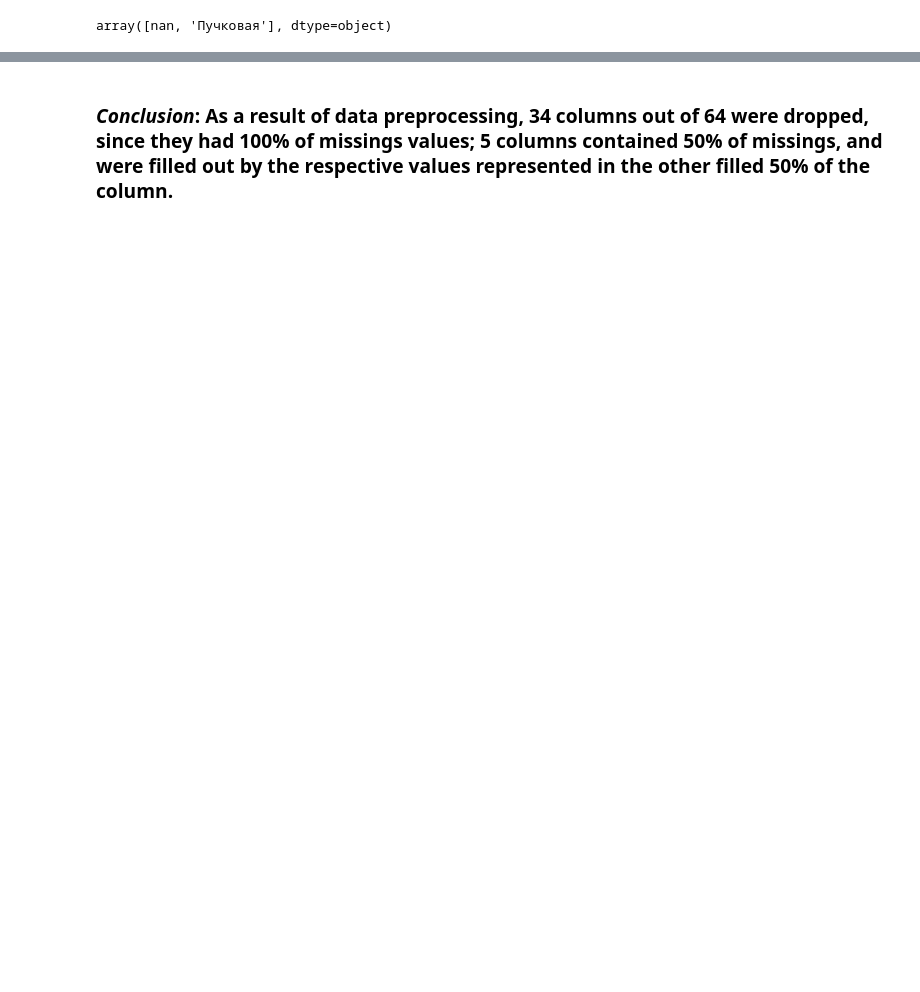
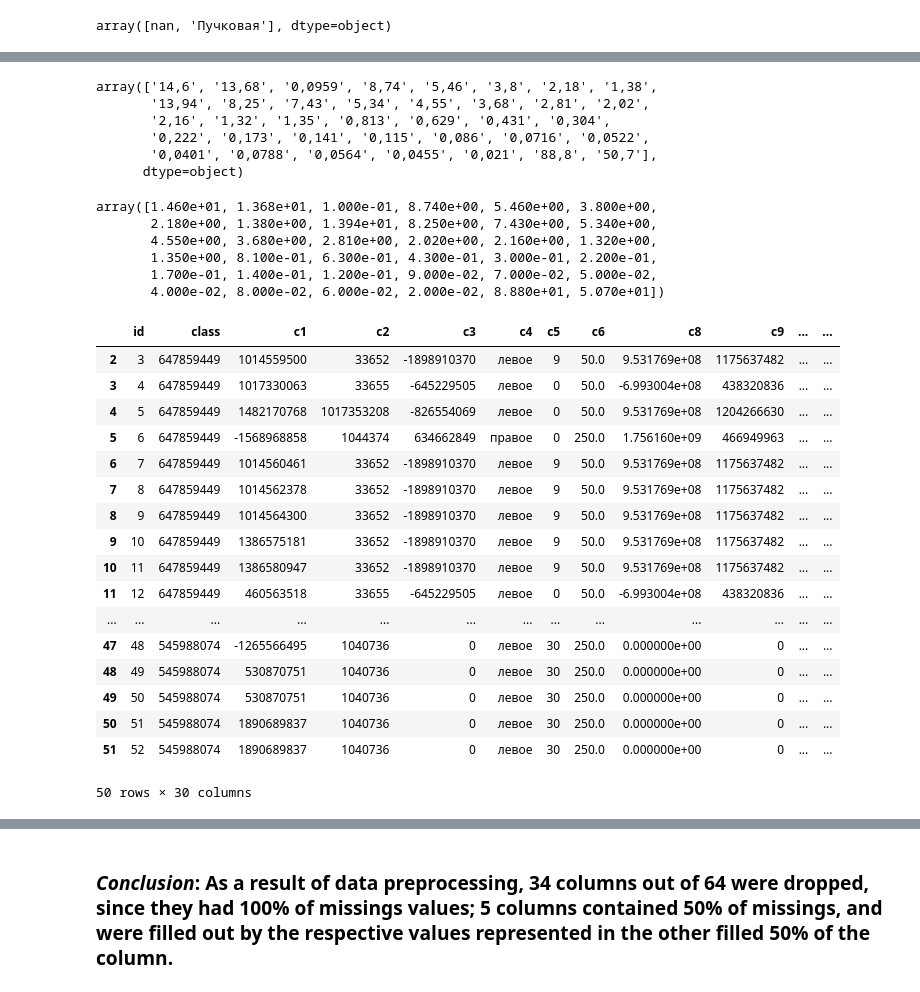
Before and after one commit to ybezginova2016/UL_01_HierarchicalClustering, a Jupyter notebook: main_clustering.ipynb, the cells around one changed output, grey strips where cells are left out. Drawn from its saved outputs; the diff is of its cells as text; code cells hidden in the pictures; blank space fills up the shorter version.

Commit message:
Data Encoding

```diff
--- a/main_clustering.ipynb
+++ b/main_clustering.ipynb
@@ -549,0 +566,4 @@ data_copy.head(30)
+# %%
+data_copy['c17'] = data_copy['c17'].apply(lambda x: str(x).replace(',', '.'))
+# %%
+data_copy['c17'] = data_copy['c17'].astype('float64')
@@ -549,0 +580,43 @@ data_copy.head(30)
+# %%
+data_copy['c18'].unique()
+# %% [output]
+array(['14,6', '13,68', '0,0959', '8,74', '5,46', '3,8', '2,18', '1,38',
+       '13,94', '8,25', '7,43', '5,34', '4,55', '3,68', '2,81', '2,02',
+       '2,16', '1,32', '1,35', '0,813', '0,629', '0,431', '0,304',
+       '0,222', '0,173', '0,141', '0,115', '0,086', '0,0716', '0,0522',
+       '0,0401', '0,0788', '0,0564', '0,0455', '0,021', '88,8', '50,7'],
+      dtype=object)
+# %%
+data_copy['c18'] = data_copy['c18'].apply(lambda x: str(x).replace(',', '.'))
+# %%
+data_copy['c18'] = data_copy['c18'].astype('float64')
+# %%
+data_copy['c18'].unique()
+# %% [output]
+array([1.460e+01, 1.368e+01, 1.000e-01, 8.740e+00, 5.460e+00, 3.800e+00,
+       2.180e+00, 1.380e+00, 1.394e+01, 8.250e+00, 7.430e+00, 5.340e+00,
+       4.550e+00, 3.680e+00, 2.810e+00, 2.020e+00, 2.160e+00, 1.320e+00,
+       1.350e+00, 8.100e-01, 6.300e-01, 4.300e-01, 3.000e-01, 2.200e-01,
+       1.700e-01, 1.400e-01, 1.200e-01, 9.000e-02, 7.000e-02, 5.000e-02,
+       4.000e-02, 8.000e-02, 6.000e-02, 2.000e-02, 8.880e+01, 5.070e+01])
+# %%
+data_copy.head(50)
+# %% [output]
+|  | id | class | c1 | c2 | c3 | c4 | c5 | c6 | c8 | c9 | ... | ... |
+| 2 | 3 | 647859449 | 1014559500 | 33652 | -1898910370 | левое | 9 | 50.0 | 9.531769e+08 | 1175637482 | ... | ... |
+| 3 | 4 | 647859449 | 1017330063 | 33655 | -645229505 | левое | 0 | 50.0 | -6.993004e+08 | 438320836 | ... | ... |
+| 4 | 5 | 647859449 | 1482170768 | 1017353208 | -826554069 | левое | 0 | 50.0 | 9.531769e+08 | 1204266630 | ... | ... |
+| 5 | 6 | 647859449 | -1568968858 | 1044374 | 634662849 | правое | 0 | 250.0 | 1.756160e+09 | 466949963 | ... | ... |
+| 6 | 7 | 647859449 | 1014560461 | 33652 | -1898910370 | левое | 9 | 50.0 | 9.531769e+08 | 1175637482 | ... | ... |
+| 7 | 8 | 647859449 | 1014562378 | 33652 | -1898910370 | левое | 9 | 50.0 | 9.531769e+08 | 1175637482 | ... | ... |
+| 8 | 9 | 647859449 | 1014564300 | 33652 | -1898910370 | левое | 9 | 50.0 | 9.531769e+08 | 1175637482 | ... | ... |
+| 9 | 10 | 647859449 | 1386575181 | 33652 | -1898910370 | левое | 9 | 50.0 | 9.531769e+08 | 1175637482 | ... | ... |
+| 10 | 11 | 647859449 | 1386580947 | 33652 | -1898910370 | левое | 9 | 50.0 | 9.531769e+08 | 1175637482 | ... | ... |
+| 11 | 12 | 647859449 | 460563518 | 33655 | -645229505 | левое | 0 | 50.0 | -6.993004e+08 | 438320836 | ... | ... |
+| ... | ... | ... | ... | ... | ... | ... | ... | ... | ... | ... | ... | ... |
+| 47 | 48 | 545988074 | -1265566495 | 1040736 | 0 | левое | 30 | 250.0 | 0.000000e+00 | 0 | ... | ... |
+| 48 | 49 | 545988074 | 530870751 | 1040736 | 0 | левое | 30 | 250.0 | 0.000000e+00 | 0 | ... | ... |
+| 49 | 50 | 545988074 | 530870751 | 1040736 | 0 | левое | 30 | 250.0 | 0.000000e+00 | 0 | ... | ... |
+| 50 | 51 | 545988074 | 1890689837 | 1040736 | 0 | левое | 30 | 250.0 | 0.000000e+00 | 0 | ... | ... |
+| 51 | 52 | 545988074 | 1890689837 | 1040736 | 0 | левое | 30 | 250.0 | 0.000000e+00 | 0 | ... | ... |
+50 rows × 30 columns
```
Also changed, not shown: parts of 75 cells of this notebook, 1 other file.
